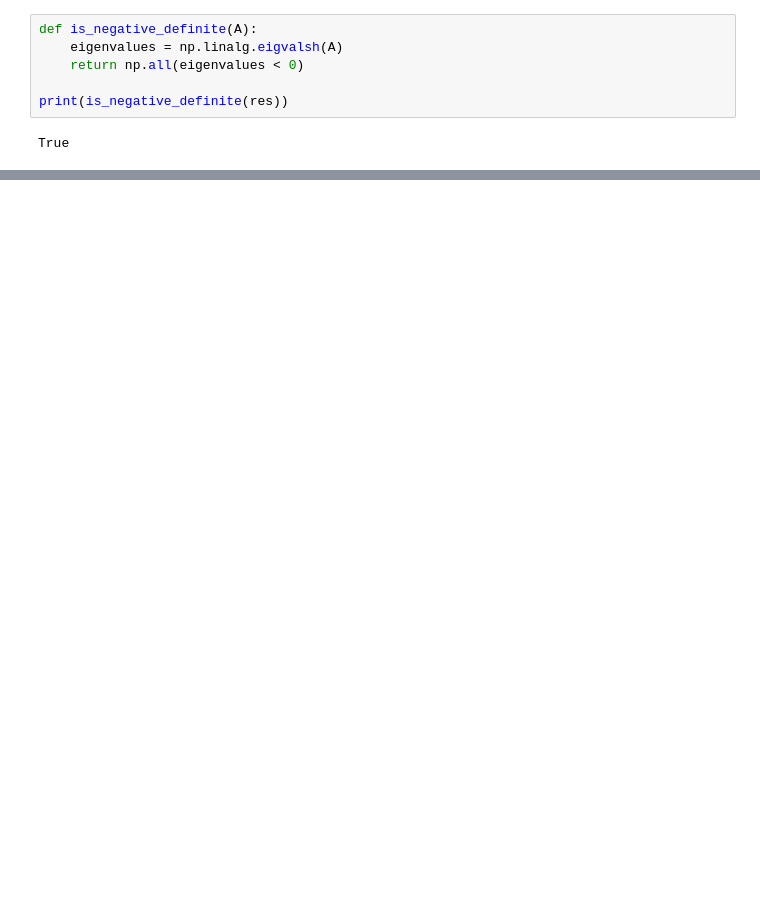
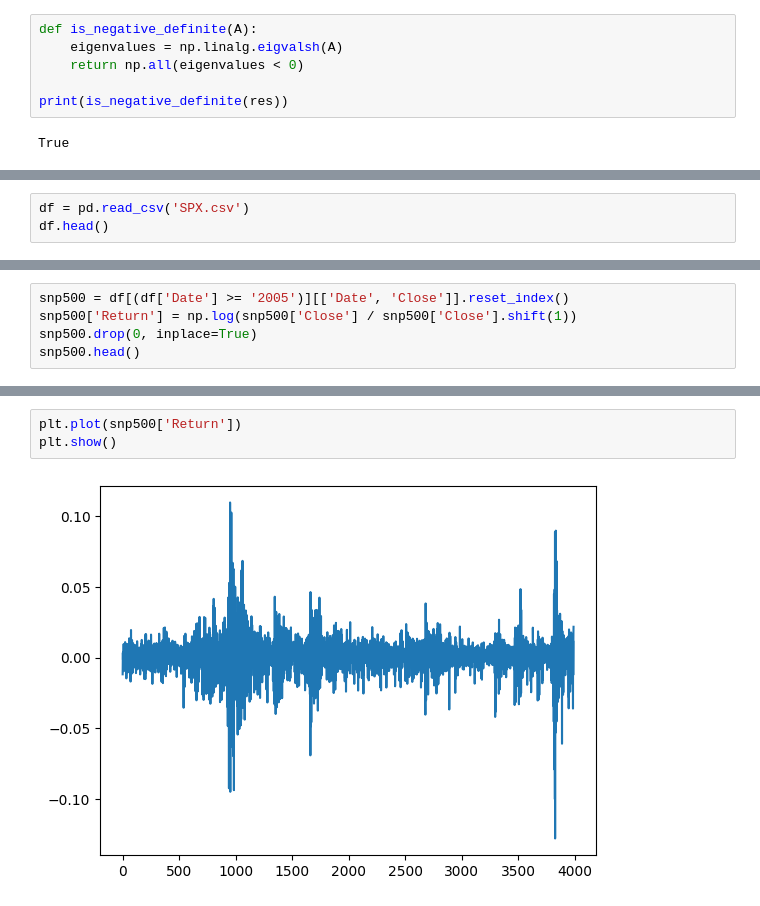
Before and after one commit to ddobryy/my, a Jupyter notebook: thesis_3rd_course/simulations.ipynb, the cells around one changed output, grey strips where cells are left out. Cells and saved outputs as stored; diff of their text form; blank space fills up the shorter version.

```diff
--- a/thesis_3rd_course/simulations.ipynb
+++ b/thesis_3rd_course/simulations.ipynb
@@ -192,0 +361,3 @@ True
+# %%
+df = pd.read_csv('SPX.csv')
+df.head()
@@ -192,0 +371,5 @@ True
+# %%
+snp500 = df[(df['Date'] >= '2005')][['Date', 'Close']].reset_index()
+snp500['Return'] = np.log(snp500['Close'] / snp500['Close'].shift(1))
+snp500.drop(0, inplace=True)
+snp500.head()
@@ -192,0 +383,5 @@ True
+# %%
+plt.plot(snp500['Return'])
+plt.show()
+# %% [output]
+[figure, added]
```
Also changed, not shown: parts of 26 cells of this notebook, 1 other file.
